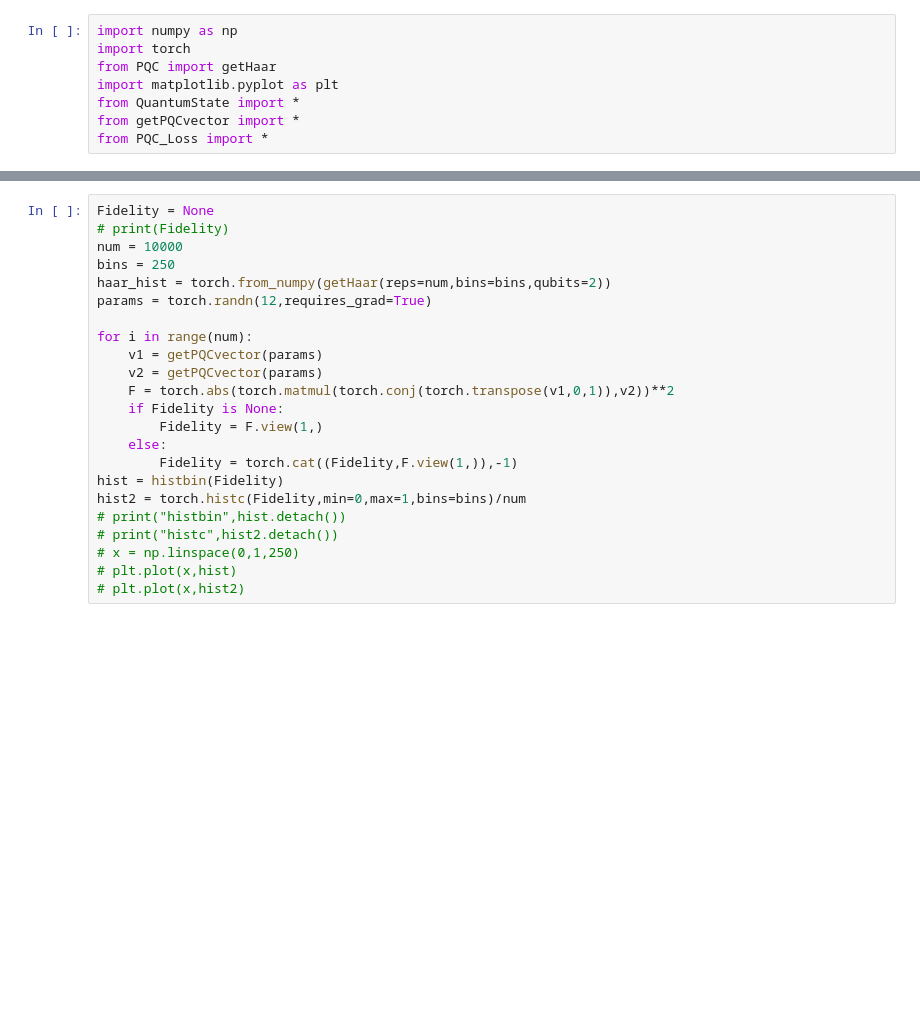
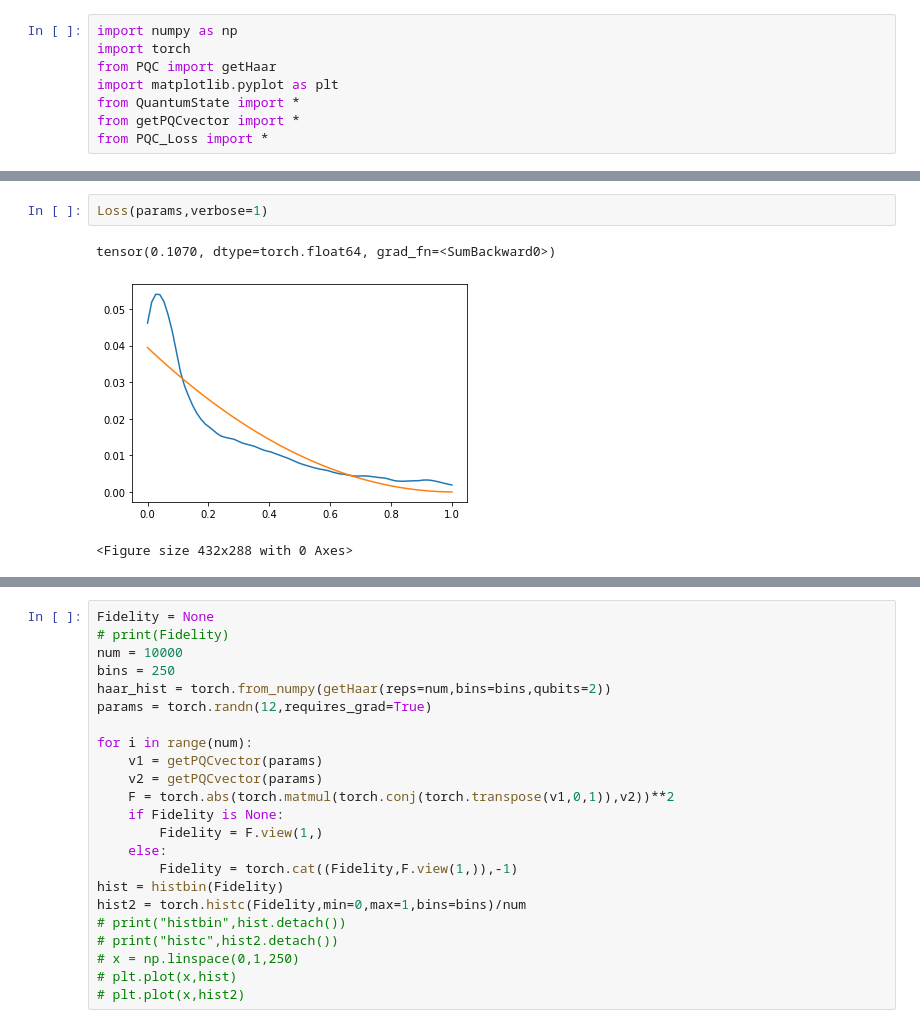
Before and after one commit to String137/PQC, a Jupyter notebook: RawQuantumStateVector.ipynb, the cells around one changed output, grey strips where cells are left out. Saved outputs shown, nothing was run; the diff lists cells and outputs as text; blank space fills up the shorter version.

```diff
--- a/RawQuantumStateVector.ipynb
+++ b/RawQuantumStateVector.ipynb
@@ -55,0 +49,6 @@ loss tensor(0.2752, dtype=torch.float64, grad_fn=<SumBackward0>)
+# %%
+Loss(params,verbose=1)
+# %% [output]
+tensor(0.1070, dtype=torch.float64, grad_fn=<SumBackward0>)
+[figure, added]
+<Figure size 432x288 with 0 Axes>
```
Also changed, not shown: parts of 4 cells of this notebook, 3 other files.
